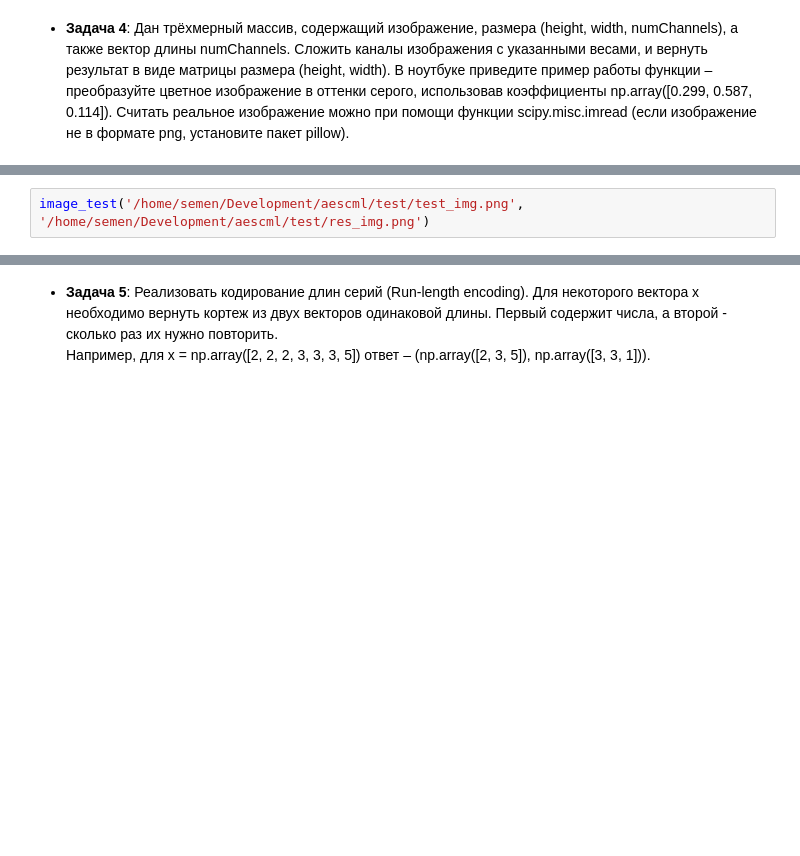
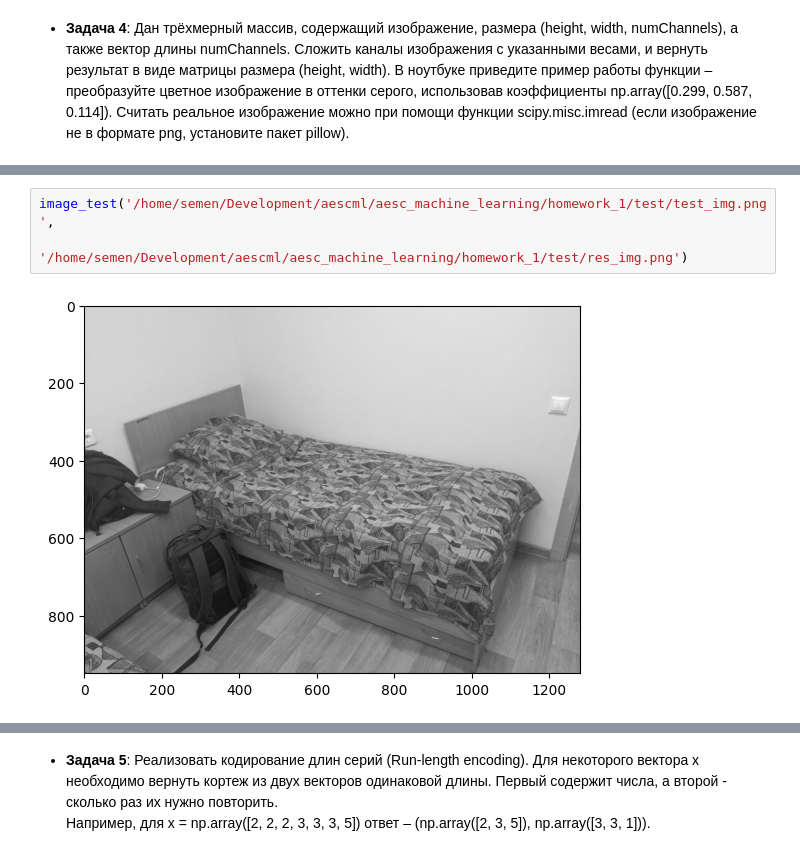
Before and after one commit to Semen-prog/aesc_machine_learning, a Jupyter notebook: homework_1/task1_numpy_practive.ipynb, the cells around one changed output, grey strips where cells are left out. Drawn from its saved outputs; the diff is of its cells as text; blank space fills up the shorter version.

```diff
--- a/homework_1/task1_numpy_practive.ipynb
+++ b/homework_1/task1_numpy_practive.ipynb
@@ -301,4 +244,7 @@ True
 # %%
-image_test('/home/semen/Development/aescml/test/test_img.png', '/home/semen/Development/aescml/test/res_img.png')
+image_test('/home/semen/Development/aescml/aesc_machine_learning/homework_1/test/test_img.png',
+           '/home/semen/Development/aescml/aesc_machine_learning/homework_1/test/res_img.png')
+# %% [output]
+[figure, added]
 # %%
 paint(image_gen, step=20, k=20)
```
Also changed, not shown: parts of 12 cells of this notebook, 2 other files.
